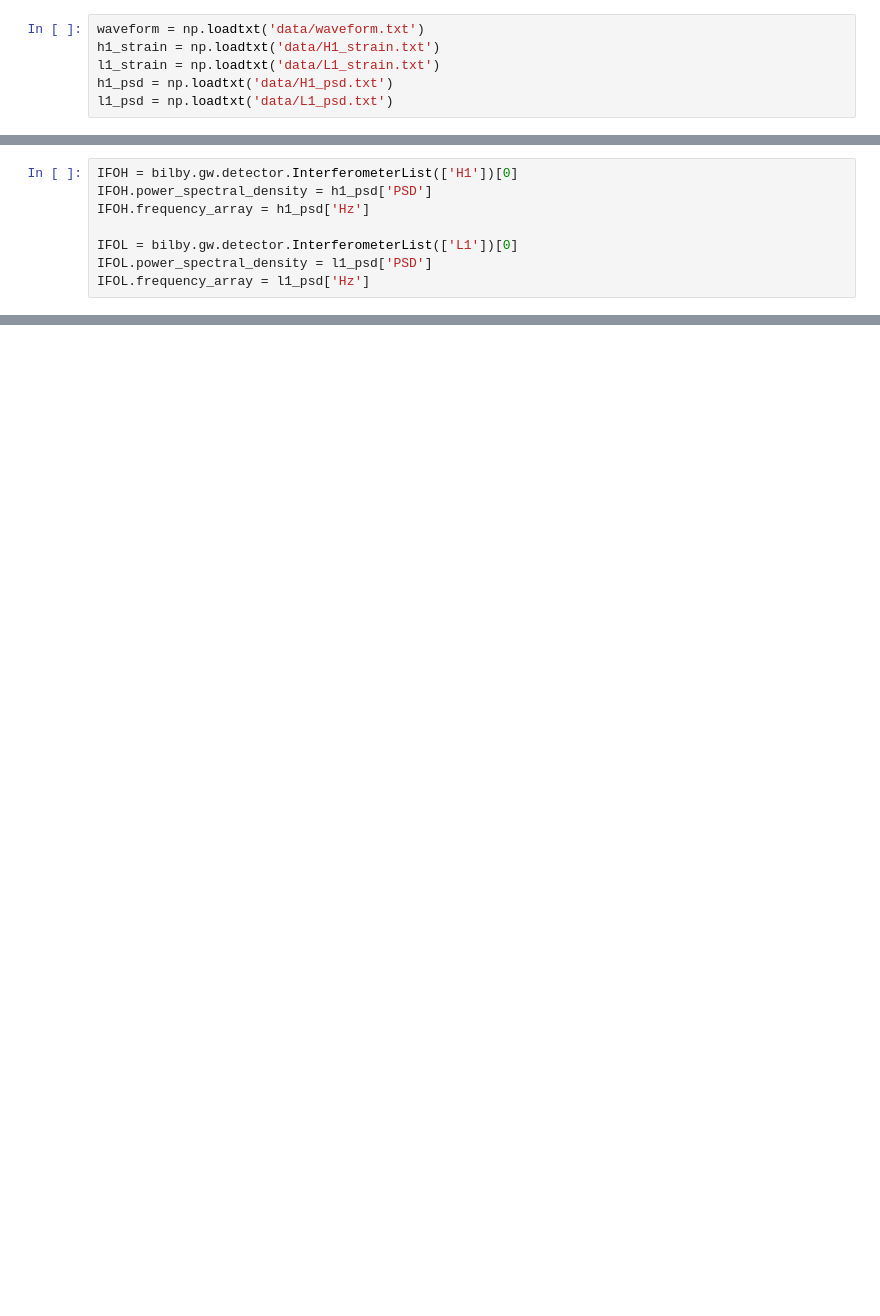
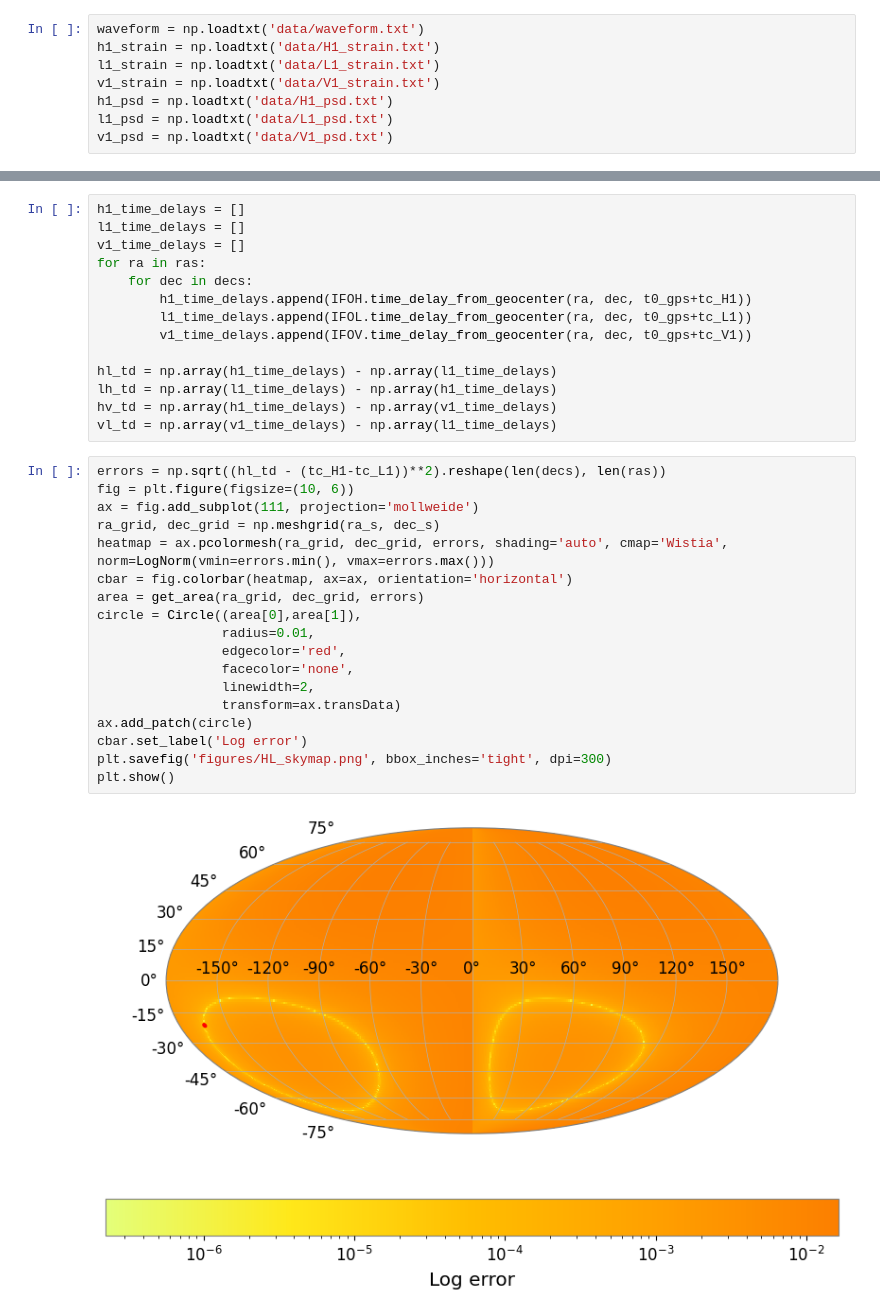
Before and after one commit to ljf441/gw-cosmology, a Jupyter notebook: matched_filtering.ipynb, the cells around one changed output, grey strips where cells are left out. Saved outputs shown, nothing was run; the diff lists cells and outputs as text; blank space fills up the shorter version.

```diff
--- a/matched_filtering.ipynb
+++ b/matched_filtering.ipynb
@@ -44,5 +70,7 @@ def get_tc(snr, time):
 waveform = np.loadtxt('data/waveform.txt')
 h1_strain = np.loadtxt('data/H1_strain.txt')
 l1_strain = np.loadtxt('data/L1_strain.txt')
+v1_strain = np.loadtxt('data/V1_strain.txt')
 h1_psd = np.loadtxt('data/H1_psd.txt')
 l1_psd = np.loadtxt('data/L1_psd.txt')
+v1_psd = np.loadtxt('data/V1_psd.txt')
@@ -89,8 +141,0 @@ plt.show()
-# %%
-IFOH = bilby.gw.detector.InterferometerList(['H1'])[0]
-IFOH.power_spectral_density = h1_psd['PSD']
-IFOH.frequency_array = h1_psd['Hz']
-
-IFOL = bilby.gw.detector.InterferometerList(['L1'])[0]
-IFOL.power_spectral_density = l1_psd['PSD']
-IFOL.frequency_array = l1_psd['Hz']
@@ -96,0 +146,34 @@ IFOL.frequency_array = l1_psd['Hz']
+# %%
+h1_time_delays = []
+l1_time_delays = []
+v1_time_delays = []
+for ra in ras:
+    for dec in decs:
+        h1_time_delays.append(IFOH.time_delay_from_geocenter(ra, dec, t0_gps+tc_H1))
+        l1_time_delays.append(IFOL.time_delay_from_geocenter(ra, dec, t0_gps+tc_L1))
+        v1_time_delays.append(IFOV.time_delay_from_geocenter(ra, dec, t0_gps+tc_V1))
+
+hl_td = np.array(h1_time_delays) - np.array(l1_time_delays)
+lh_td = np.array(l1_time_delays) - np.array(h1_time_delays)
+hv_td = np.array(h1_time_delays) - np.array(v1_time_delays)
+vl_td = np.array(v1_time_delays) - np.array(l1_time_delays)
+# %%
+errors = np.sqrt((hl_td - (tc_H1-tc_L1))**2).reshape(len(decs), len(ras))
+fig = plt.figure(figsize=(10, 6))
+ax = fig.add_subplot(111, projection='mollweide')
+ra_grid, dec_grid = np.meshgrid(ra_s, dec_s)
+heatmap = ax.pcolormesh(ra_grid, dec_grid, errors, shading='auto', cmap='Wistia', norm=LogNorm(vmin=errors.min(), vmax=errors.max()))
+cbar = fig.colorbar(heatmap, ax=ax, orientation='horizontal')
+area = get_area(ra_grid, dec_grid, errors)
+circle = Circle((area[0],area[1]),
+                radius=0.01,
+                edgecolor='red',
+                facecolor='none',
+                linewidth=2,
+                transform=ax.transData)
+ax.add_patch(circle)
+cbar.set_label('Log error')
+plt.savefig('figures/HL_skymap.png', bbox_inches='tight', dpi=300)
+plt.show()
+# %% [output]
+[figure, added]
```
Also changed, not shown: parts of 13 cells of this notebook, 12 other files.
